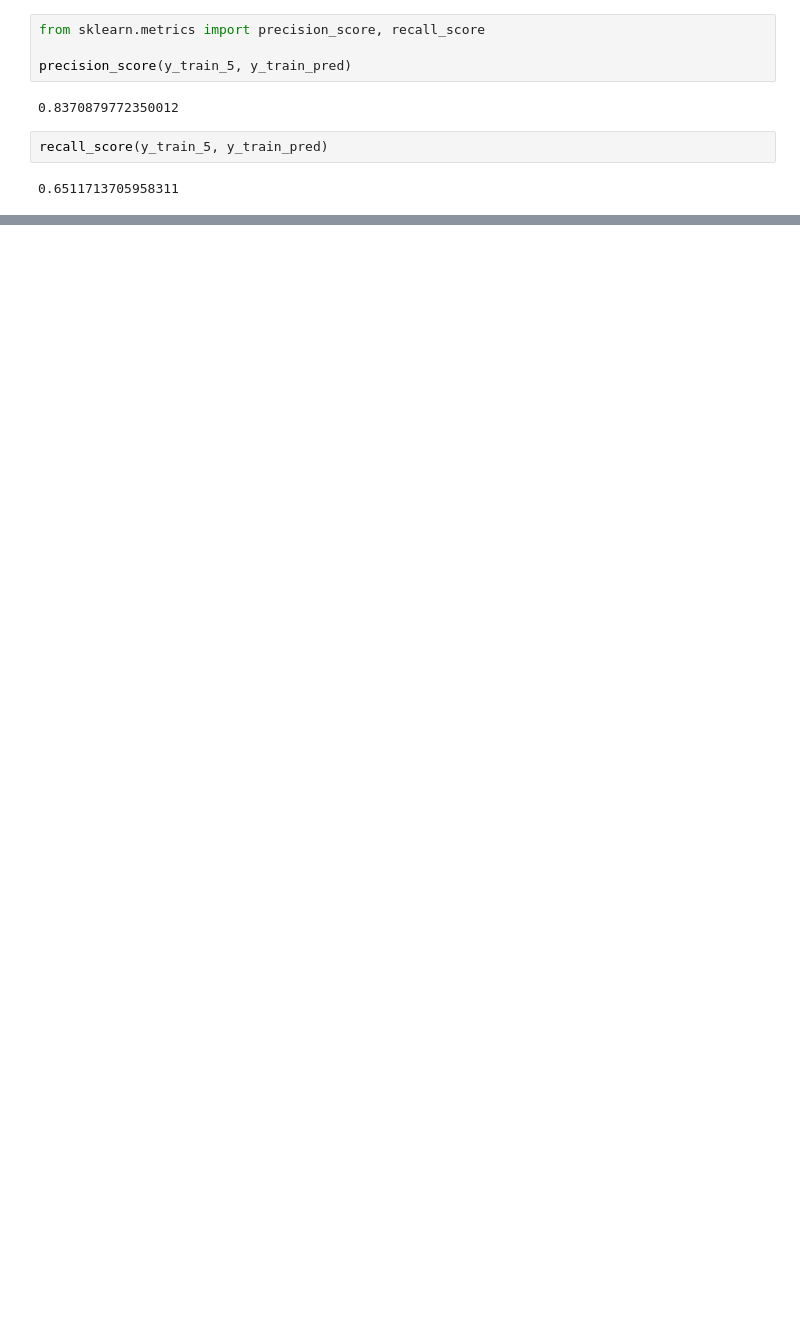
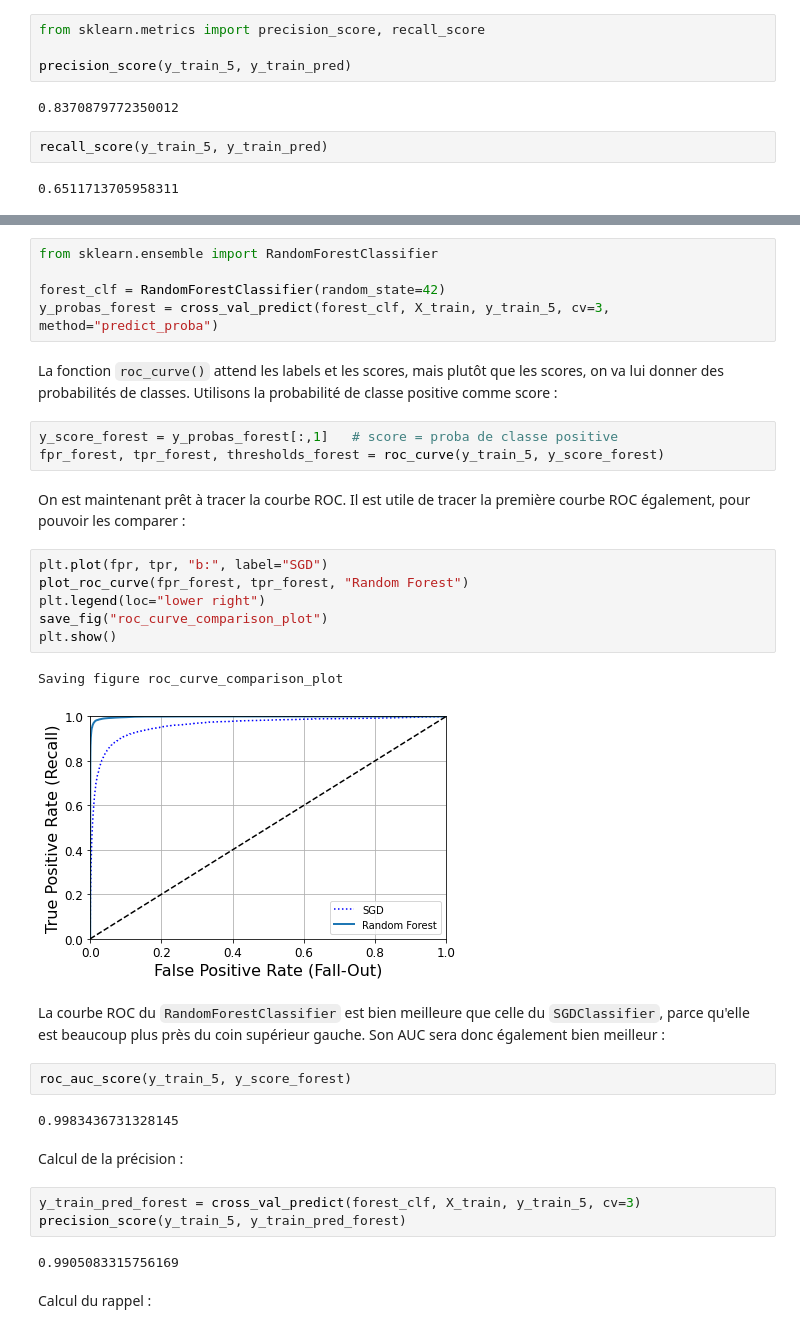
Before and after one commit to CLOCK-PhD/Machine-Learning-Projects, a Jupyter notebook: 3-Classification/classification.ipynb, the cells around one changed output, grey strips where cells are left out. Saved outputs shown, nothing was run; the diff lists cells and outputs as text; blank space fills up the shorter version.

```diff
--- a/3-Classification/classification.ipynb
+++ b/3-Classification/classification.ipynb
@@ -263,0 +442,36 @@ Notre détecteur de 5 n'est plus aussi glorieux que lors de notre première éva
+# %%
+from sklearn.ensemble import RandomForestClassifier
+
+forest_clf = RandomForestClassifier(random_state=42)
+y_probas_forest = cross_val_predict(forest_clf, X_train, y_train_5, cv=3, method="predict_proba")
+# %% [markdown]
+La fonction `roc_curve()` attend les labels et les scores, mais plutôt que les scores, on va lui donner des probabilités de classes. Utilisons la probabilité de classe positive comme score :
+# %%
+y_score_forest = y_probas_forest[:,1]   # score = proba de classe positive
+fpr_forest, tpr_forest, thresholds_forest = roc_curve(y_train_5, y_score_forest)
+# %% [markdown]
+On est maintenant prêt à tracer la courbe ROC. Il est utile de tracer la première courbe ROC également, pour pouvoir les comparer :
+# %%
+plt.plot(fpr, tpr, "b:", label="SGD")
+plot_roc_curve(fpr_forest, tpr_forest, "Random Forest")
+plt.legend(loc="lower right")
+save_fig("roc_curve_comparison_plot")
+plt.show()
+# %% [output]
+Saving figure roc_curve_comparison_plot
+[figure, added]
+# %% [markdown]
+La courbe ROC du `RandomForestClassifier` est bien meilleure que celle du `SGDClassifier`, parce qu'elle est beaucoup plus près du coin supérieur gauche. Son AUC sera donc également bien meilleur :
+# %%
+roc_auc_score(y_train_5, y_score_forest)
+# %% [output]
+0.9983436731328145
+# %% [markdown]
+Calcul de la précision :
+# %%
+y_train_pred_forest = cross_val_predict(forest_clf, X_train, y_train_5, cv=3)
+precision_score(y_train_5, y_train_pred_forest)
+# %% [output]
+0.9905083315756169
+# %% [markdown]
+Calcul du rappel :
```
Also changed, not shown: parts of 57 cells of this notebook, 5 other files.
